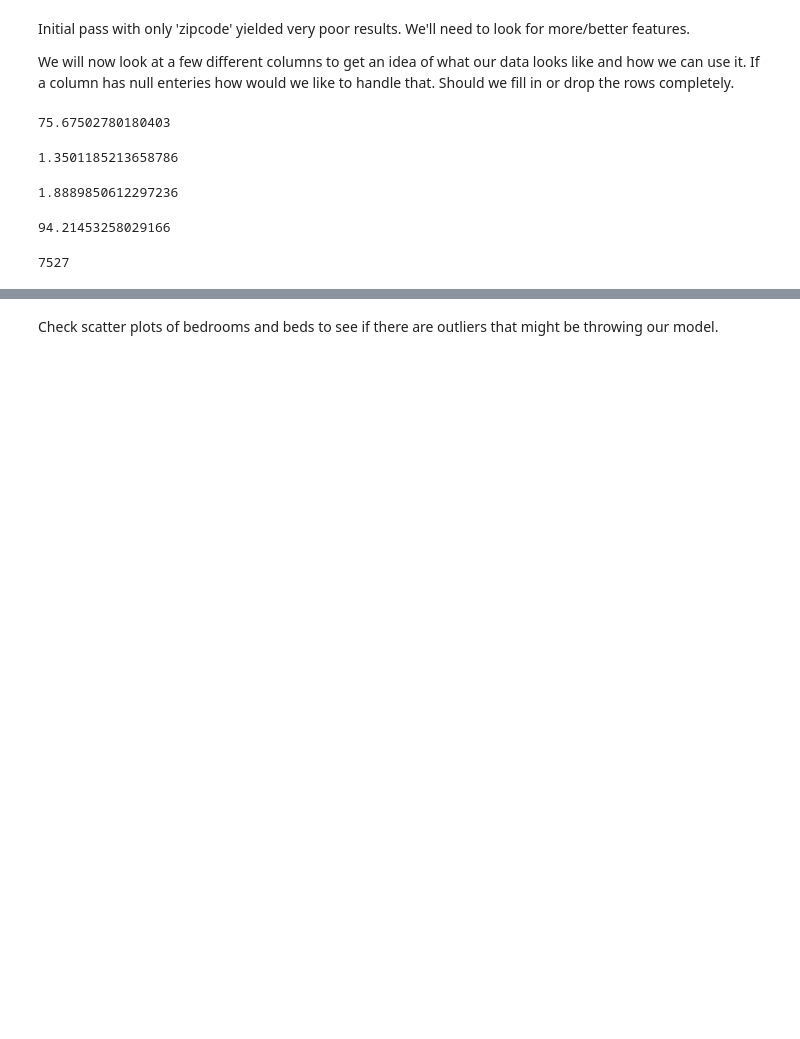
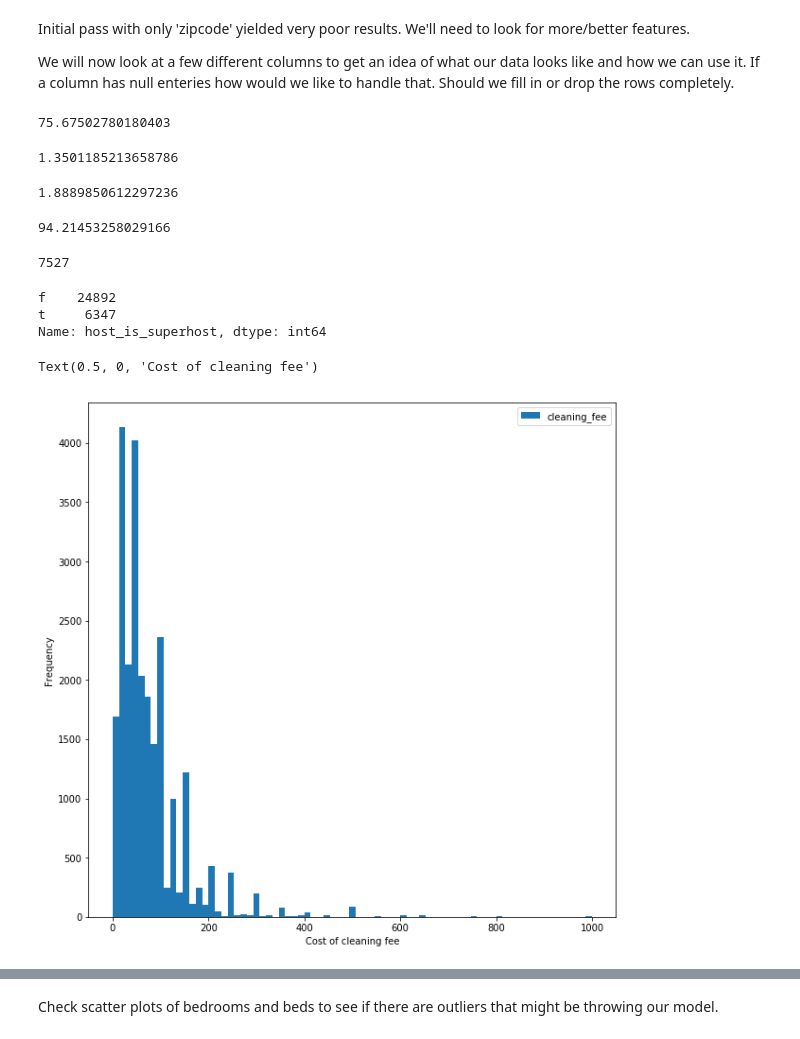
Before and after one commit to sebastian-chang/ga_ds_final, a Jupyter notebook: part_2.ipynb, the cells around one changed output, grey strips where cells are left out. Saved outputs shown, nothing was run; the diff lists cells and outputs as text; code cells hidden in the pictures; blank space fills up the shorter version.

Commit message:
Added a few more charts, cleaned a few things up

```diff
--- a/part_2.ipynb
+++ b/part_2.ipynb
@@ -306,3 +306,15 @@ cleaned_la_airbnbs.loc[:, 'review_scores_rating'].dropna().mean()
 cleaned_la_airbnbs.loc[:, 'review_scores_rating'].isna().sum()
 # %% [output]
 7527
+# %%
+cleaned_la_airbnbs.loc[:, 'host_is_superhost'].value_counts()
+# %% [output]
+f    24892
+t     6347
+Name: host_is_superhost, dtype: int64
+# %%
+ax = cleaned_la_airbnbs.loc[:, ['cleaning_fee']].plot(kind = 'hist', bins = 75, figsize = (10, 10))
+ax.set_xlabel('Cost of cleaning fee')
+# %% [output]
+Text(0.5, 0, 'Cost of cleaning fee')
+[figure, added]
```
Also changed, not shown: parts of 17 cells of this notebook.
